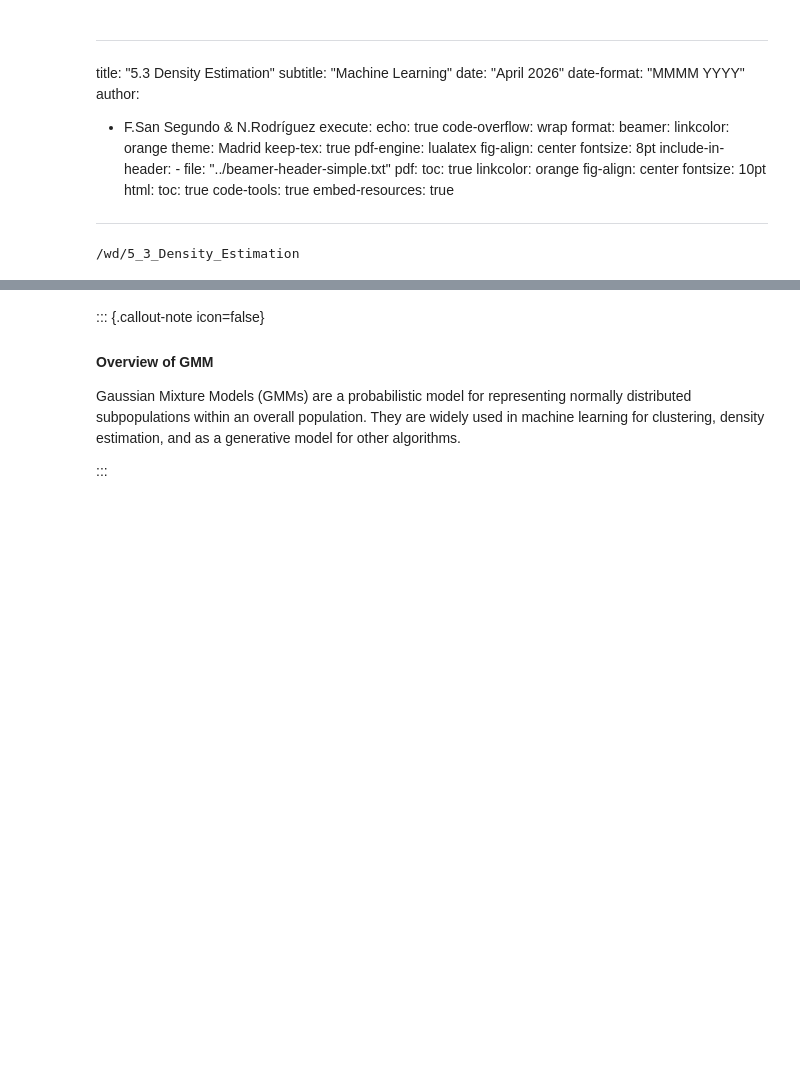
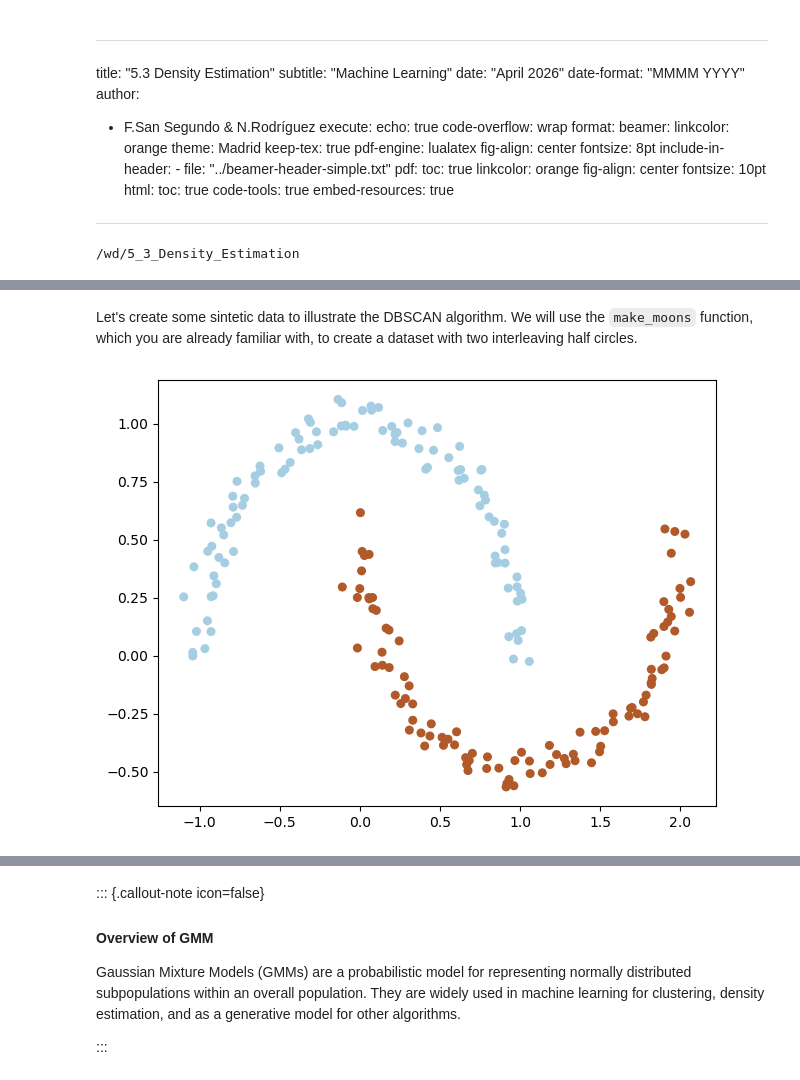
Before and after one commit to ML-MIC/MLMIIN, a Jupyter notebook: 5_3_Density_Estimation/T_5_3_DE.ipynb, the cells around one changed output, grey strips where cells are left out. Saved outputs shown, nothing was run; the diff lists cells and outputs as text; code cells hidden in the pictures; blank space fills up the shorter version.

Commit message:
Update with DBSCAN

```diff
--- a/5_3_Density_Estimation/T_5_3_DE.ipynb
+++ b/5_3_Density_Estimation/T_5_3_DE.ipynb
@@ -35,0 +74,12 @@ format:
+# %% [markdown]
+Let's create some sintetic data to illustrate the DBSCAN algorithm. We will use the `make_moons` function, which you are already familiar with, to create a dataset with two interleaving half circles.
+# %%
+from sklearn.datasets import make_moons
+from matplotlib import pyplot as plt
+
+X, y = make_moons(n_samples=200, noise=0.05, random_state=42)
+plt.scatter(X[:, 0], X[:, 1], c=y, s=30, cmap=plt.cm.Paired)
+plt.tight_layout()
+plt.show()
+# %% [output]
+[figure, added]
```
Also changed, not shown: parts of 21 cells of this notebook.
